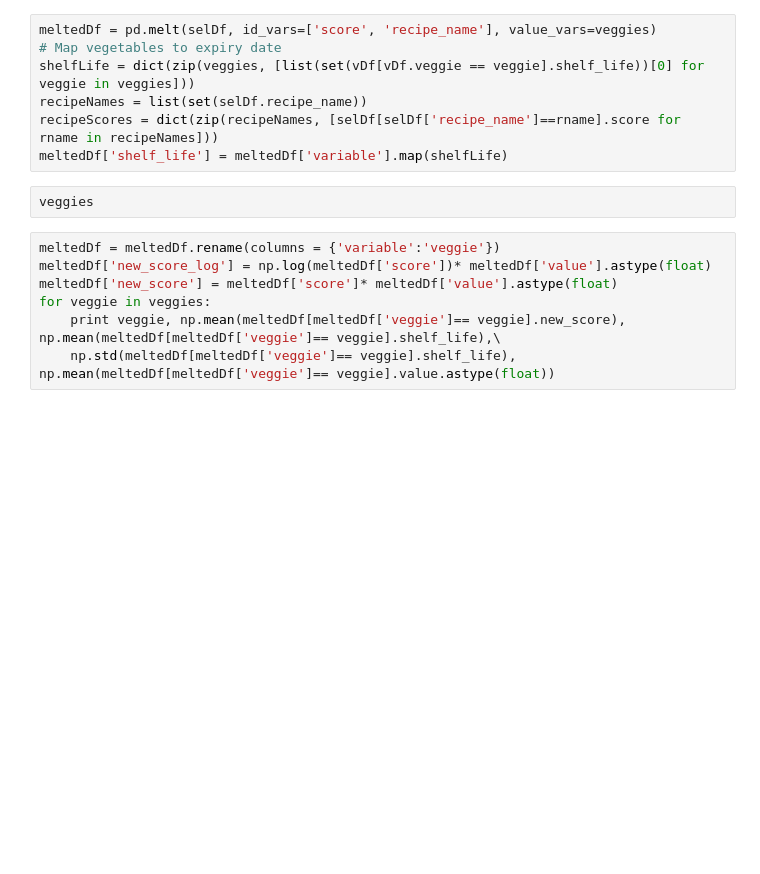
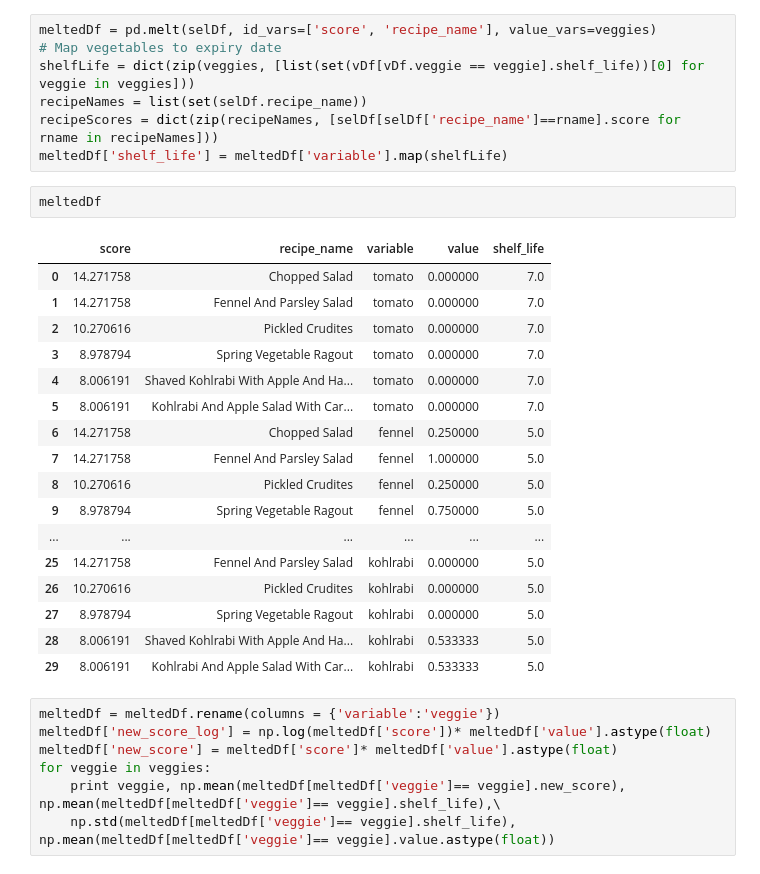
Before and after one commit to swethasubramanian/recipeApp, a Jupyter notebook: notebooks/OptimizationAlgorithm.ipynb, the cells around one changed output. Drawn from its saved outputs; the diff is of its cells as text; blank space fills up the shorter version.

```diff
--- a/notebooks/OptimizationAlgorithm.ipynb
+++ b/notebooks/OptimizationAlgorithm.ipynb
@@ -196,8 +241,26 @@ shelfLife = dict(zip(veggies, [list(set(vDf[vDf.veggie == veggie].shelf_life))[0
 recipeNames = list(set(selDf.recipe_name))
 recipeScores = dict(zip(recipeNames, [selDf[selDf['recipe_name']==rname].score for rname in recipeNames]))
 meltedDf['shelf_life'] = meltedDf['variable'].map(shelfLife)
-# %%
-veggies
+# %%
+meltedDf
+# %% [output]
+|  | score | recipe_name | variable | value | shelf_life |
+| 0 | 14.271758 | Chopped Salad | tomato | 0.000000 | 7.0 |
+| 1 | 14.271758 | Fennel And Parsley Salad | tomato | 0.000000 | 7.0 |
+| 2 | 10.270616 | Pickled Crudites | tomato | 0.000000 | 7.0 |
+| 3 | 8.978794 | Spring Vegetable Ragout | tomato | 0.000000 | 7.0 |
+| 4 | 8.006191 | Shaved Kohlrabi With Apple And Ha... | tomato | 0.000000 | 7.0 |
+| 5 | 8.006191 | Kohlrabi And Apple Salad With Car... | tomato | 0.000000 | 7.0 |
+| 6 | 14.271758 | Chopped Salad | fennel | 0.250000 | 5.0 |
+| 7 | 14.271758 | Fennel And Parsley Salad | fennel | 1.000000 | 5.0 |
+| 8 | 10.270616 | Pickled Crudites | fennel | 0.250000 | 5.0 |
+| 9 | 8.978794 | Spring Vegetable Ragout | fennel | 0.750000 | 5.0 |
+| ... | ... | ... | ... | ... | ... |
+| 25 | 14.271758 | Fennel And Parsley Salad | kohlrabi | 0.000000 | 5.0 |
+| 26 | 10.270616 | Pickled Crudites | kohlrabi | 0.000000 | 5.0 |
+| 27 | 8.978794 | Spring Vegetable Ragout | kohlrabi | 0.000000 | 5.0 |
+| 28 | 8.006191 | Shaved Kohlrabi With Apple And Ha... | kohlrabi | 0.533333 | 5.0 |
+| 29 | 8.006191 | Kohlrabi And Apple Salad With Car... | kohlrabi | 0.533333 | 5.0 |
 # %%
 meltedDf = meltedDf.rename(columns = {'variable':'veggie'})
 meltedDf['new_score_log'] = np.log(meltedDf['score'])* meltedDf['value'].astype(float)
```
Also changed, not shown: parts of 14 cells of this notebook, 3 other files.
